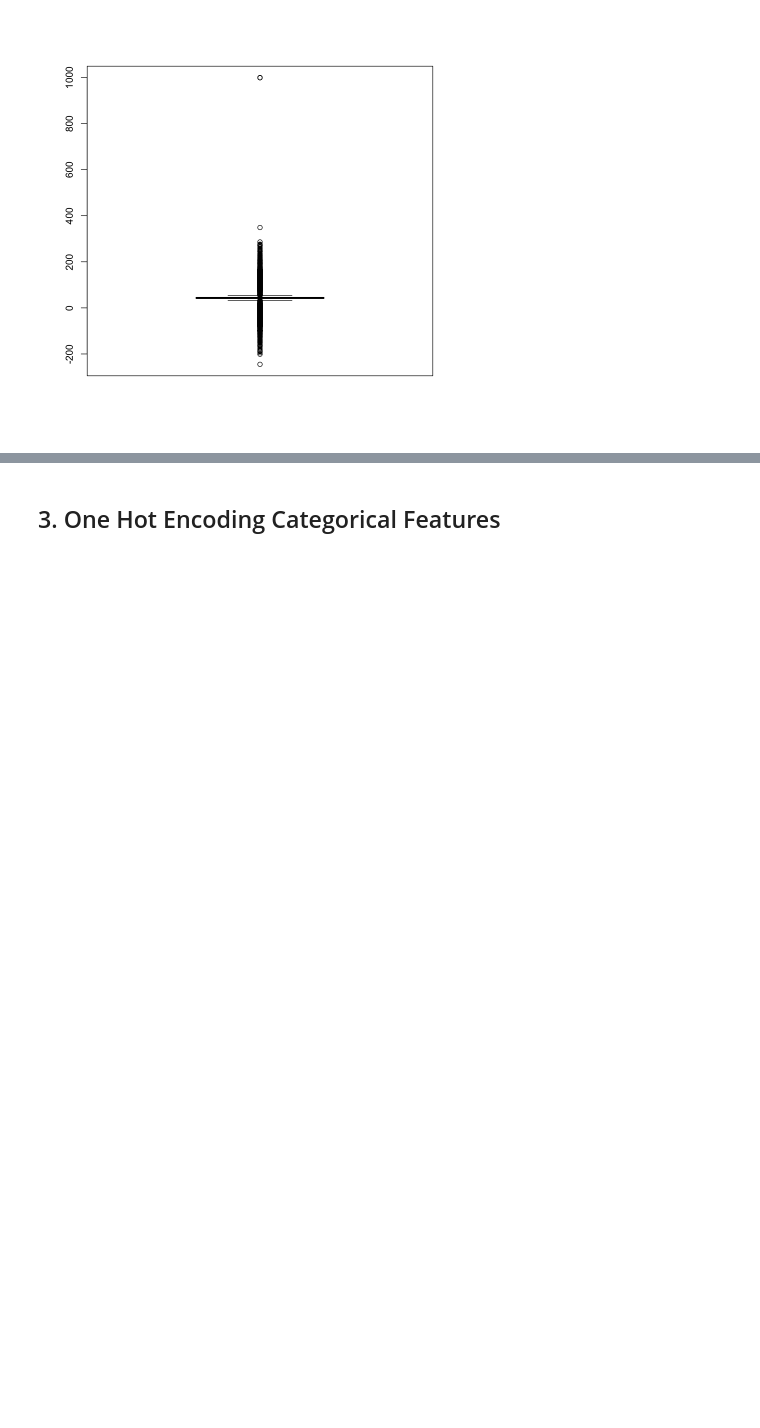
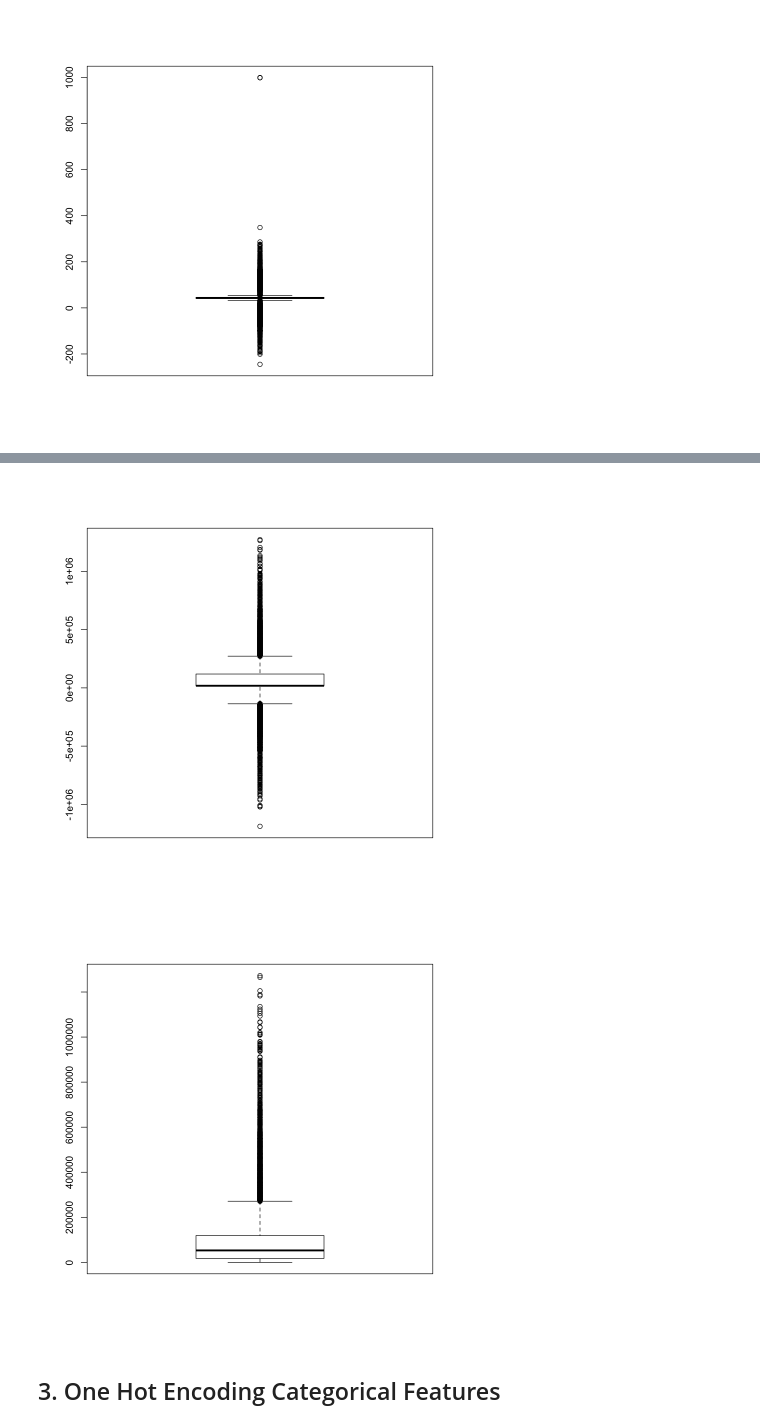
Before and after one commit to leakin185/windmill_power_generation_prediction, a Jupyter notebook: 1. Data Cleaning & Exploration.ipynb, the cells around one changed output, grey strips where cells are left out. Drawn from its saved outputs; the diff is of its cells as text; code cells hidden in the pictures; blank space fills up the shorter version.

```diff
--- a/1. Data Cleaning & Exploration.ipynb
+++ b/1. Data Cleaning & Exploration.ipynb
@@ -358,3 +365,10 @@ boxplot(data1$gearbox_temperature)
+# %%
+boxplot(data1$atmospheric_pressure) # remove negative values as atmospheric pressure cannot be negative
+data1[atmospheric_pressure < 0]$atmospheric_pressure <- mean(data1$atmospheric_pressure, na.rm = TRUE)
+boxplot(data1$atmospheric_pressure)
+# %% [output]
+[figure, added]
+[figure, added]
 # %% [markdown]
 ## <a id='section3'>3. One Hot Encoding Categorical Features</a>
 # %%
```
Also changed, not shown: parts of 6 cells of this notebook, 1 other file.
